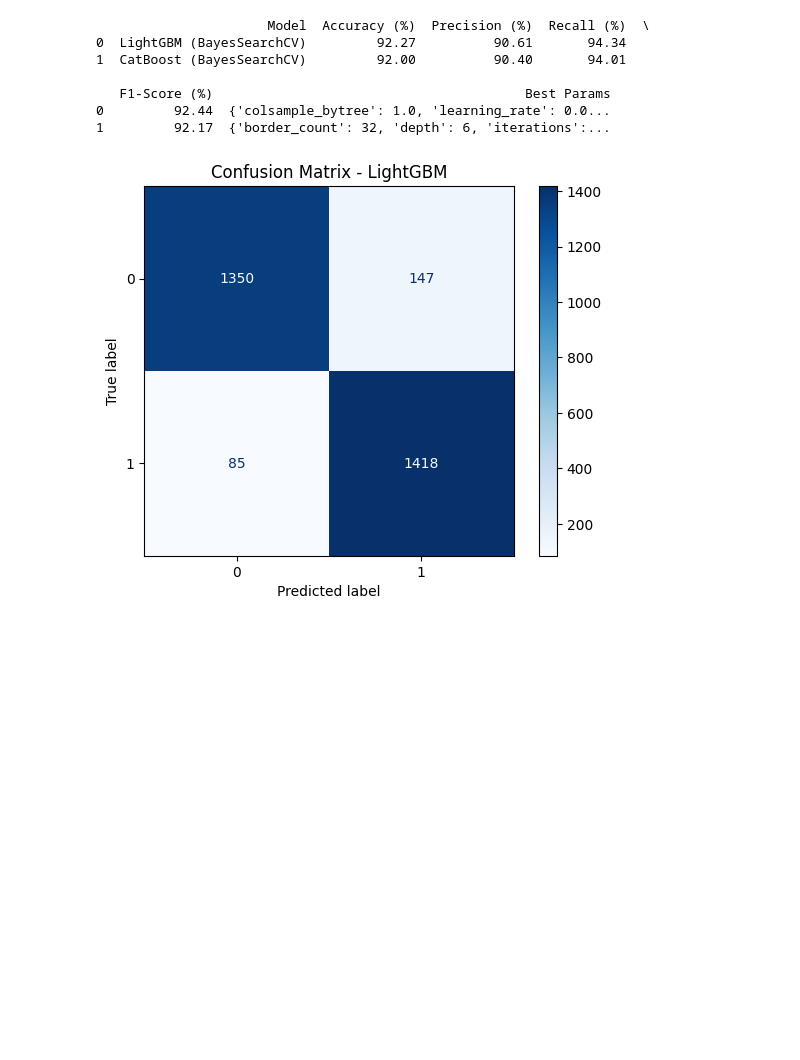
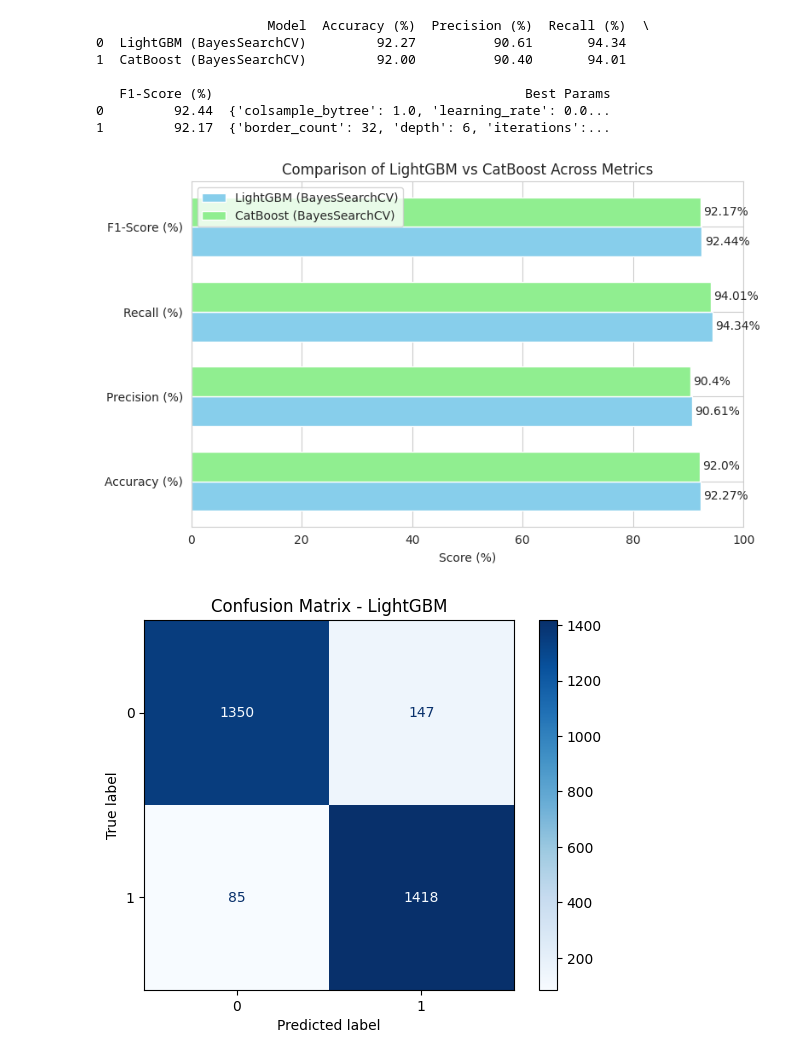
Before and after one commit to Ujjwal-Modi/Global-AI-Job-Market-Trends-Salary-Insights-2025, a Jupyter notebook: Binary_Classification.ipynb, the cells around one changed output. Cells and saved outputs as stored; diff of their text form; code cells hidden in the pictures; blank space fills up the shorter version.

```diff
--- a/Binary_Classification.ipynb
+++ b/Binary_Classification.ipynb
@@ -294,6 +326,51 @@ print(results_df)
    F1-Score (%)                                        Best Params
 0         92.44  {'colsample_bytree': 1.0, 'learning_rate': 0.0...
 1         92.17  {'border_count': 32, 'depth': 6, 'iterations':...
+# %%
+import matplotlib.pyplot as plt
+import pandas as pd
+import numpy as np
+
+# Prepare data
+results = [
+    {"Model": "LightGBM (BayesSearchCV)", "Accuracy (%)": round(acc_lgbm*100,2),
+     "Precision (%)": round(precision_lgbm*100,2),
+     "Recall (%)": round(recall_lgbm*100,2),
+     "F1-Score (%)": round(f1_lgbm*100,2)},
+    {"Model": "CatBoost (BayesSearchCV)", "Accuracy (%)": round(acc_cat*100,2),
+     "Precision (%)": round(precision_cat*100,2),
+     "Recall (%)": round(recall_cat*100,2),
+     "F1-Score (%)": round(f1_cat*100,2)}
+]
+
+df = pd.DataFrame(results)
+
+# Metrics to visualize
+metrics = ["Accuracy (%)", "Precision (%)", "Recall (%)", "F1-Score (%)"]
+x = np.arange(len(metrics))  # the label locations
+width = 0.35  # the width of the bars
+
+# Plot
+fig, ax = plt.subplots(figsize=(8,5))
+rects1 = ax.barh(x - width/2, df.loc[0, metrics], width, label=df.loc[0,"Model"], color='skyblue')
+rects2 = ax.barh(x + width/2, df.loc[1, metrics], width, label=df.loc[1,"Model"], color='lightgreen')
+
+# Add text on bars
+for i in range(len(metrics)):
+    ax.text(df.loc[0, metrics[i]] + 0.5, i - width/2, f'{df.loc[0, metrics[i]]}%', va='center')
+    ax.text(df.loc[1, metrics[i]] + 0.5, i + width/2, f'{df.loc[1, metrics[i]]}%', va='center')
+
+# Labels and title
+ax.set_yticks(x)
+ax.set_yticklabels(metrics)
+ax.set_xlim(0, 100)
+ax.set_xlabel('Score (%)')
+ax.set_title('Comparison of LightGBM vs CatBoost Across Metrics')
+ax.legend()
+plt.tight_layout()
+plt.show()
+# %% [output]
+[figure, added]
 # %%
 import matplotlib.pyplot as plt
 import seaborn as sns
```
Also changed, not shown: parts of 2 cells of this notebook.
